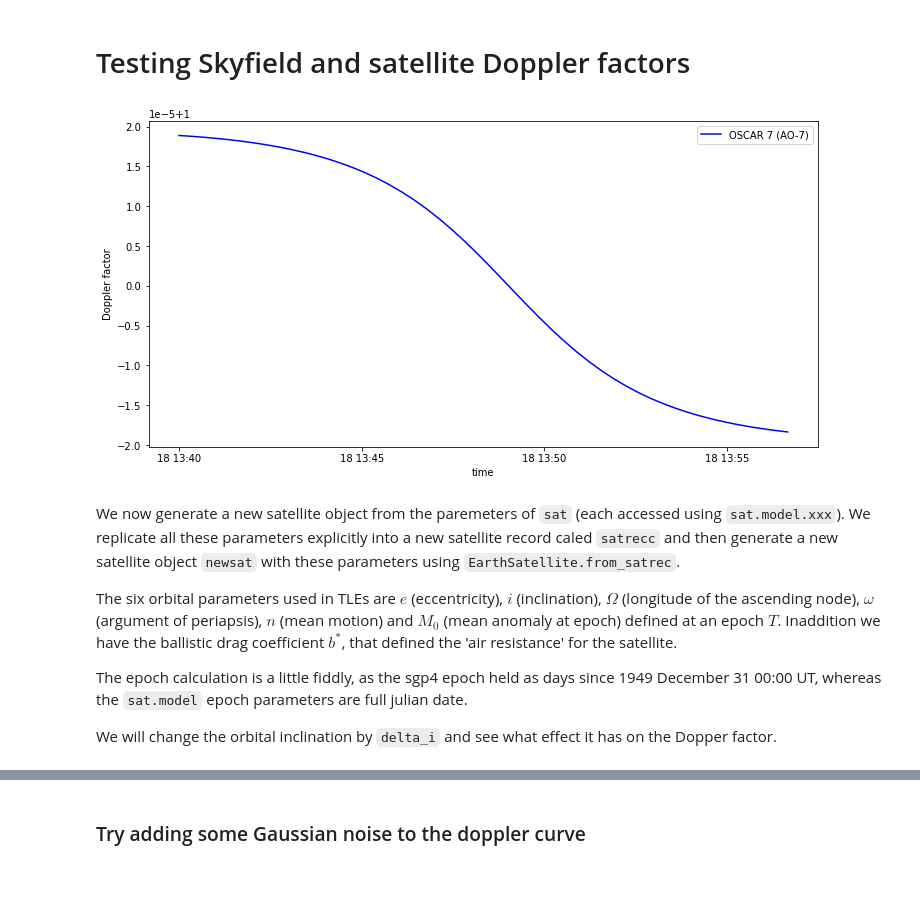
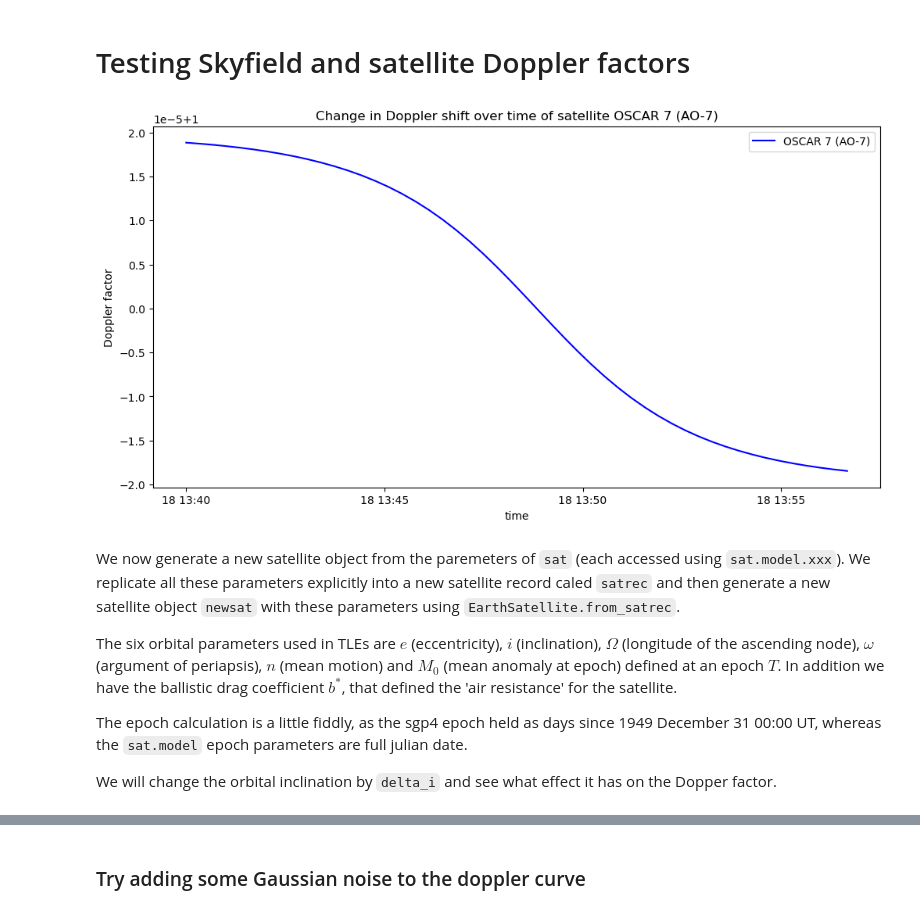
Before and after one commit to BoringNickname/Determining-Satellite-Orbital_Parameters-Using-ML, a Jupyter notebook: creating_a_dataset.ipynb, the cells around one changed output, grey strips where cells are left out. Cells and saved outputs as stored; diff of their text form; code cells hidden in the pictures; blank space fills up the shorter version.

```diff
--- a/creating_a_dataset.ipynb
+++ b/creating_a_dataset.ipynb
@@ -41,17 +37,18 @@ doppler = doppler_curves[0]
 # %%
 n = 0
 plt.figure(figsize=(12,6))
 plt.plot(t.utc_datetime(), doppler_curves[n],'b',label=satellites[n].name)
 plt.xlabel('time')
 plt.ylabel('Doppler factor' )
+plt.title(f'Change in Doppler shift over time of satellite {satellites[n].name}')
 plt.legend()
 plt.show()
 # %% [output]
-[figure, old version]
+[figure, new version]
 # %% [markdown]
-We now generate a new satellite object from the paremeters of `sat` (each accessed using `sat.model.xxx`).  We replicate all these parameters explicitly into a new satellite record caled `satrecc` and then generate a new satellite object `newsat` with these parameters using `EarthSatellite.from_satrec`.
+We now generate a new satellite object from the paremeters of `sat` (each accessed using `sat.model.xxx`).  We replicate all these parameters explicitly into a new satellite record caled `satrec` and then generate a new satellite object `newsat` with these parameters using `EarthSatellite.from_satrec`.
 
-The six orbital parameters used in TLEs are $e$ (eccentricity), $i$ (inclination), $\Omega$ (longitude of the ascending node), $\omega$ (argument of periapsis), $n$ (mean motion) and $M_0$ (mean anomaly at epoch) defined at an epoch $T$.  Inaddition we have the ballistic drag coefficient $b^*$, that defined the 'air resistance' for the satellite.
+The six orbital parameters used in TLEs are $e$ (eccentricity), $i$ (inclination), $\Omega$ (longitude of the ascending node), $\omega$ (argument of periapsis), $n$ (mean motion) and $M_0$ (mean anomaly at epoch) defined at an epoch $T$.  In addition we have the ballistic drag coefficient $b^*$, that defined the 'air resistance' for the satellite.
 
 The epoch calculation is a little fiddly, as the sgp4 epoch held as days since 1949 December 31 00:00 UT, whereas the `sat.model` epoch parameters are full julian date.
 
```
Also changed, not shown: parts of 7 cells of this notebook, 2 other files.
